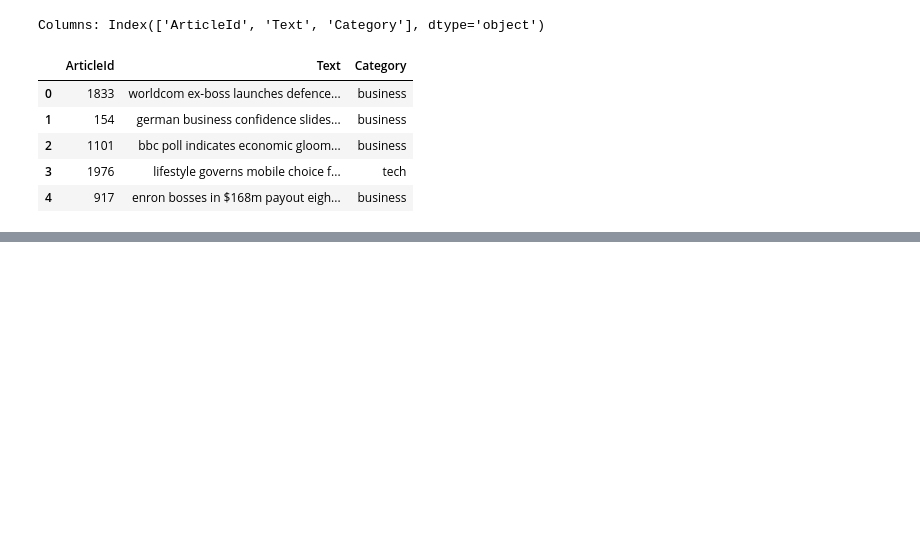
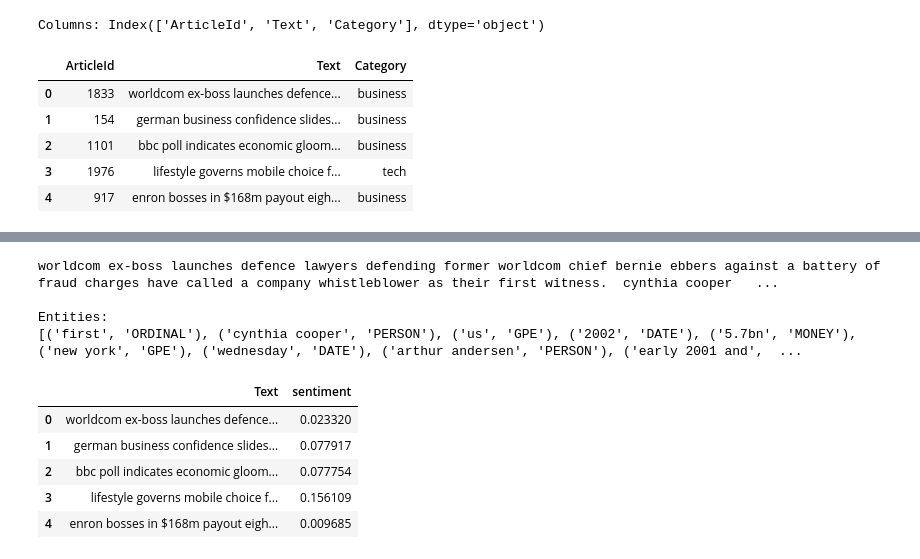
Before and after one commit to Johnal96/ITAI2373-NewsBot-Midterm, a Jupyter notebook: NewsBot-Midterm-Project.ipynb, the cells around one changed output, grey strips where cells are left out. Saved outputs shown, nothing was run; the diff lists cells and outputs as text; code cells hidden in the pictures; blank space fills up the shorter version.

```diff
--- a/NewsBot-Midterm-Project.ipynb
+++ b/NewsBot-Midterm-Project.ipynb
@@ -153,19 +188,31 @@ def extract_entities(text):
     doc = nlp(text)
     return [(ent.text, ent.label_) for ent in doc.ents]
 
-sample_text = df['content'].iloc[0]
+sample_text = df['Text'].iloc[0]
 print(sample_text)
 print("\nEntities:")
 print(extract_entities(sample_text))
+# %% [output]
+worldcom ex-boss launches defence lawyers defending former worldcom chief bernie ebbers against a battery of fraud charges have called a company whistleblower as their first witness.  cynthia cooper   ...
+
+Entities:
+[('first', 'ORDINAL'), ('cynthia cooper', 'PERSON'), ('us', 'GPE'), ('2002', 'DATE'), ('5.7bn', 'MONEY'), ('new york', 'GPE'), ('wednesday', 'DATE'), ('arthur andersen', 'PERSON'), ('early 2001 and',  ...
 # %%
 from textblob import TextBlob
 
 def get_sentiment(text):
     return TextBlob(text).sentiment.polarity
 
-df['sentiment'] = df['content'].apply(get_sentiment)
+df['sentiment'] = df['Text'].apply(get_sentiment)
 
-df[['content', 'sentiment']].head()
+df[['Text', 'sentiment']].head()
+# %% [output]
+|  | Text | sentiment |
+| 0 | worldcom ex-boss launches defence... | 0.023320 |
+| 1 | german business confidence slides... | 0.077917 |
+| 2 | bbc poll indicates economic gloom... | 0.077754 |
+| 3 | lifestyle governs mobile choice f... | 0.156109 |
+| 4 | enron bosses in $168m payout eigh... | 0.009685 |
 # %%
 def analyze_article(article_text):
     cleaned = clean_text(article_text)
```
Also changed, not shown: parts of 7 cells of this notebook.
